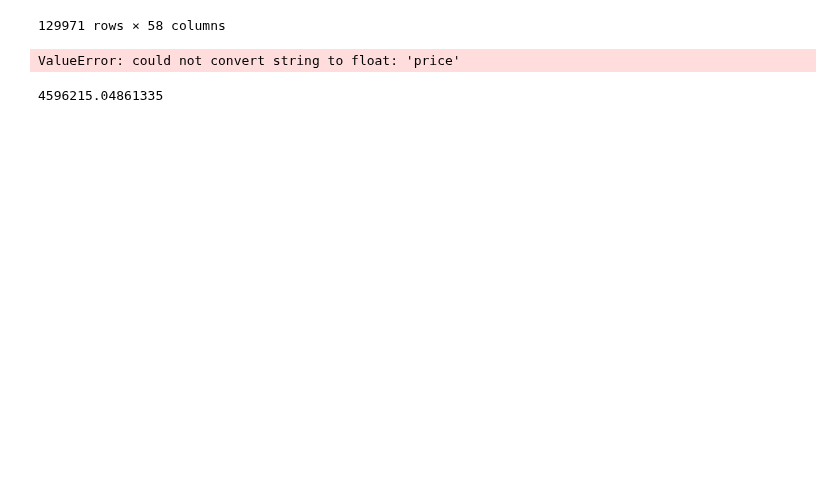
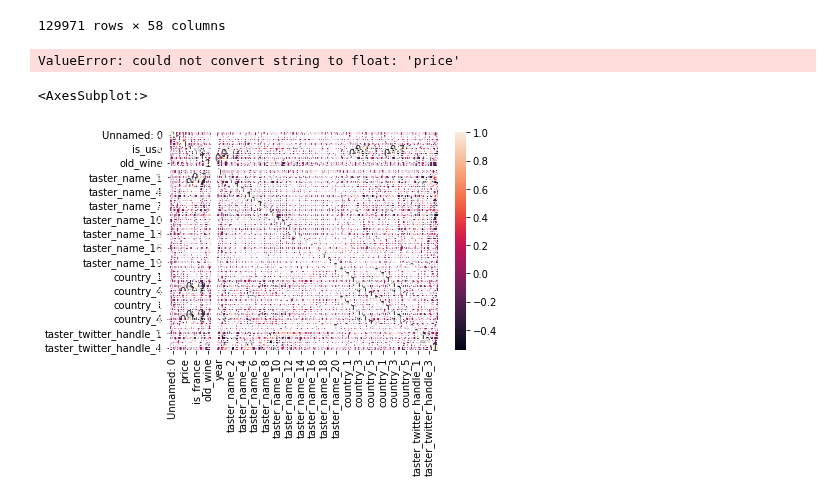
Before and after one commit to AlexandrMenshikov/DataScience_New, a Jupyter notebook: Project_wine/wine_cleared.ipynb, the cells around one changed output. Drawn from its saved outputs; the diff is of its cells as text; code cells hidden in the pictures; blank space fills up the shorter version.

```diff
--- a/Project_wine/wine_cleared.ipynb
+++ b/Project_wine/wine_cleared.ipynb
@@ -203,7 +213,9 @@ df_r=pd.DataFrame(df_r, ['price'])
 df_r
 # %% [output]
 ValueError: could not convert string to float: 'price'
-# %%
-data['price'].sum()
-# %% [output]
-4596215.04861335
+# %%
+import seaborn as sns
+sns.heatmap(data.corr(), annot=True) # включаем отображение коэффициентов
+# %% [output]
+<AxesSubplot:>
+[figure, added]
```
Also changed, not shown: parts of 1 cell of this notebook, 4 other files.
